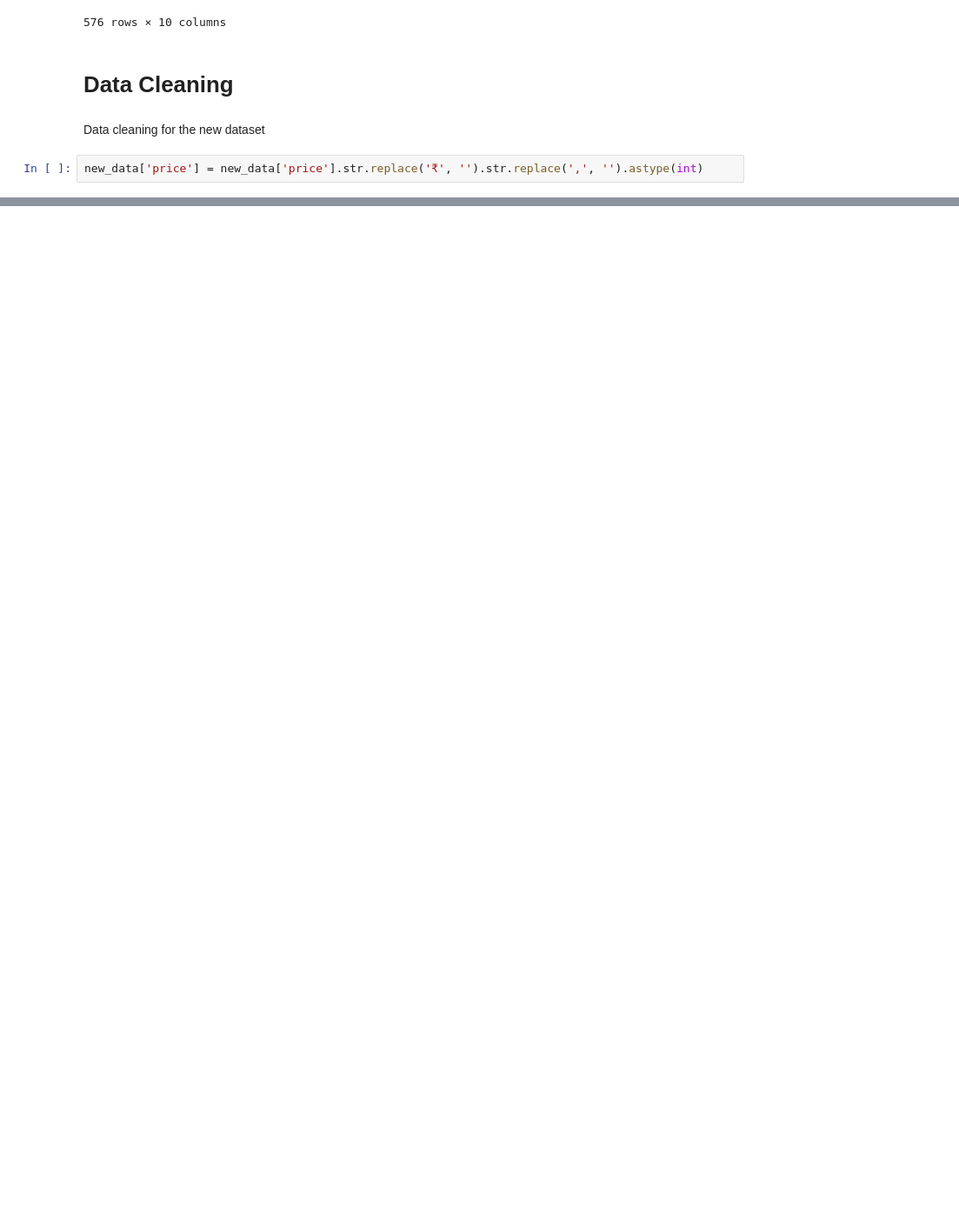
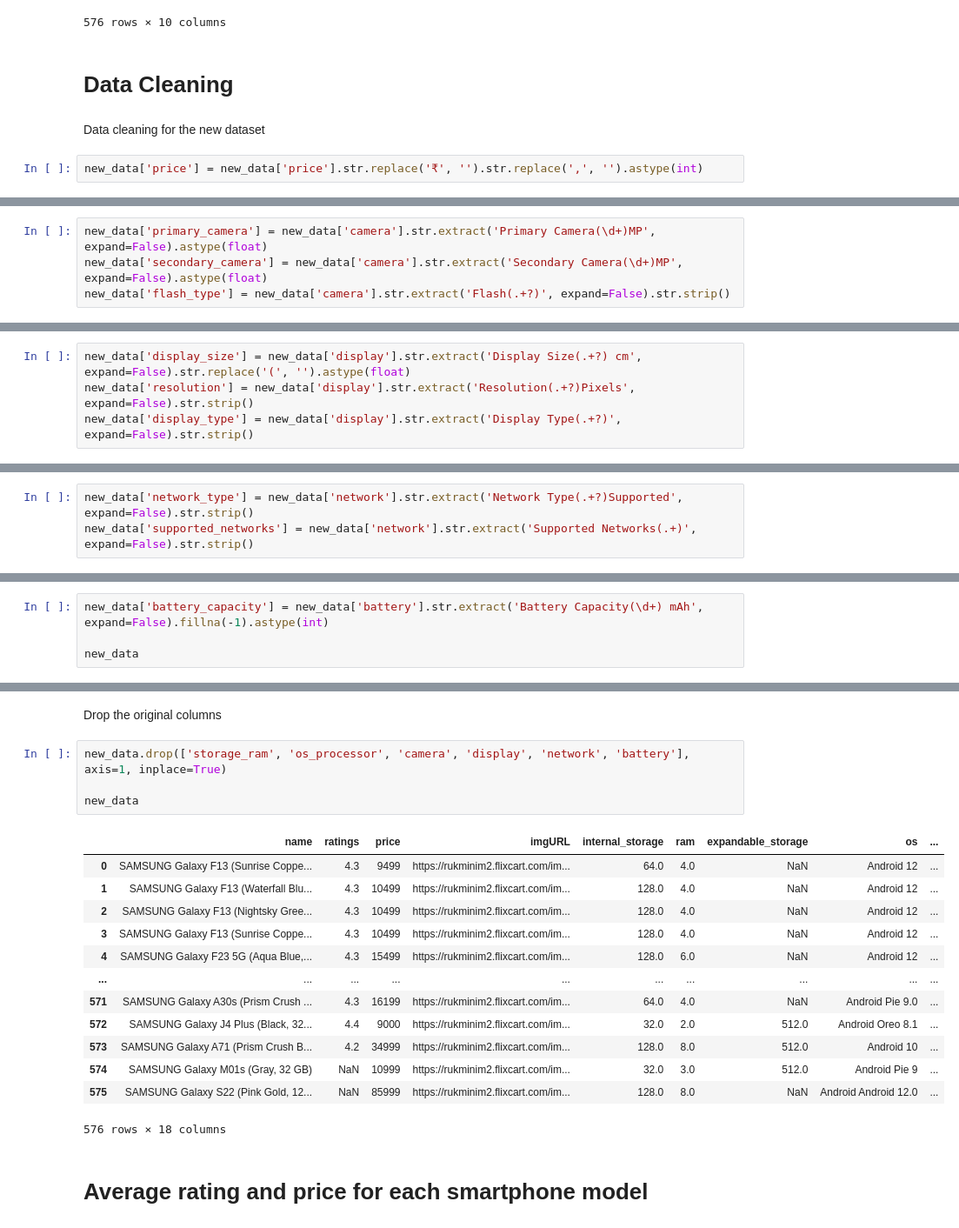
Before and after one commit to JanKosgei/Smartphone-Recommender-System, a Jupyter notebook: Recommender.ipynb, the cells around one changed output, grey strips where cells are left out. Shown: that part at 87% size. Drawn from its saved outputs; the diff is of its cells as text; blank space fills up the shorter version.

```diff
--- a/Recommender.ipynb
+++ b/Recommender.ipynb
@@ -59,0 +79,4 @@ new_data['price'] = new_data['price'].str.replace('₹', '').str.replace(',', ''
+# %%
+new_data['primary_camera'] = new_data['camera'].str.extract('Primary Camera(\d+)MP', expand=False).astype(float)
+new_data['secondary_camera'] = new_data['camera'].str.extract('Secondary Camera(\d+)MP', expand=False).astype(float)
+new_data['flash_type'] = new_data['camera'].str.extract('Flash(.+?)', expand=False).str.strip()
@@ -59,0 +85,4 @@ new_data['price'] = new_data['price'].str.replace('₹', '').str.replace(',', ''
+# %%
+new_data['display_size'] = new_data['display'].str.extract('Display Size(.+?) cm', expand=False).str.replace('(', '').astype(float)
+new_data['resolution'] = new_data['display'].str.extract('Resolution(.+?)Pixels', expand=False).str.strip()
+new_data['display_type'] = new_data['display'].str.extract('Display Type(.+?)', expand=False).str.strip()
@@ -59,0 +91,3 @@ new_data['price'] = new_data['price'].str.replace('₹', '').str.replace(',', ''
+# %%
+new_data['network_type'] = new_data['network'].str.extract('Network Type(.+?)Supported', expand=False).str.strip()
+new_data['supported_networks'] = new_data['network'].str.extract('Supported Networks(.+)', expand=False).str.strip()
@@ -59,0 +96,4 @@ new_data['price'] = new_data['price'].str.replace('₹', '').str.replace(',', ''
+# %%
+new_data['battery_capacity'] = new_data['battery'].str.extract('Battery Capacity(\d+) mAh', expand=False).fillna(-1).astype(int)
+
+new_data
@@ -59,0 +114,22 @@ new_data['price'] = new_data['price'].str.replace('₹', '').str.replace(',', ''
+# %% [markdown]
+Drop the original columns
+# %%
+new_data.drop(['storage_ram', 'os_processor', 'camera', 'display', 'network', 'battery'], axis=1, inplace=True)
+
+new_data
+# %% [output]
+|  | name | ratings | price | imgURL | internal_storage | ram | expandable_storage | os | ... |
+| 0 | SAMSUNG Galaxy F13 (Sunrise Coppe... | 4.3 | 9499 | https://rukminim2.flixcart.com/im... | 64.0 | 4.0 | NaN | Android 12 | ... |
+| 1 | SAMSUNG Galaxy F13 (Waterfall Blu... | 4.3 | 10499 | https://rukminim2.flixcart.com/im... | 128.0 | 4.0 | NaN | Android 12 | ... |
+| 2 | SAMSUNG Galaxy F13 (Nightsky Gree... | 4.3 | 10499 | https://rukminim2.flixcart.com/im... | 128.0 | 4.0 | NaN | Android 12 | ... |
+| 3 | SAMSUNG Galaxy F13 (Sunrise Coppe... | 4.3 | 10499 | https://rukminim2.flixcart.com/im... | 128.0 | 4.0 | NaN | Android 12 | ... |
+| 4 | SAMSUNG Galaxy F23 5G (Aqua Blue,... | 4.3 | 15499 | https://rukminim2.flixcart.com/im... | 128.0 | 6.0 | NaN | Android 12 | ... |
+| ... | ... | ... | ... | ... | ... | ... | ... | ... | ... |
+| 571 | SAMSUNG Galaxy A30s (Prism Crush ... | 4.3 | 16199 | https://rukminim2.flixcart.com/im... | 64.0 | 4.0 | NaN | Android Pie 9.0 | ... |
+| 572 | SAMSUNG Galaxy J4 Plus (Black, 32... | 4.4 | 9000 | https://rukminim2.flixcart.com/im... | 32.0 | 2.0 | 512.0 | Android Oreo 8.1 | ... |
+| 573 | SAMSUNG Galaxy A71 (Prism Crush B... | 4.2 | 34999 | https://rukminim2.flixcart.com/im... | 128.0 | 8.0 | 512.0 | Android 10 | ... |
+| 574 | SAMSUNG Galaxy M01s (Gray, 32 GB) | NaN | 10999 | https://rukminim2.flixcart.com/im... | 32.0 | 3.0 | 512.0 | Android Pie 9 | ... |
+| 575 | SAMSUNG Galaxy S22 (Pink Gold, 12... | NaN | 85999 | https://rukminim2.flixcart.com/im... | 128.0 | 8.0 | NaN | Android Android 12.0 | ... |
+576 rows × 18 columns
+# %% [markdown]
+# Average rating and price for each smartphone model
```
Also changed, not shown: parts of 40 cells of this notebook.
